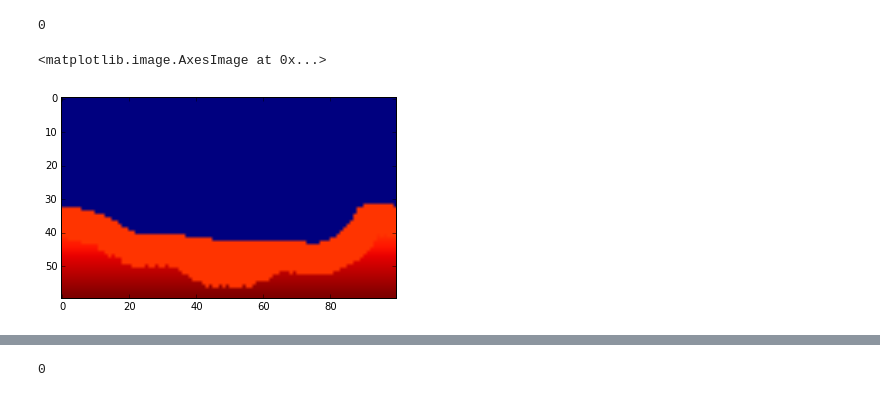
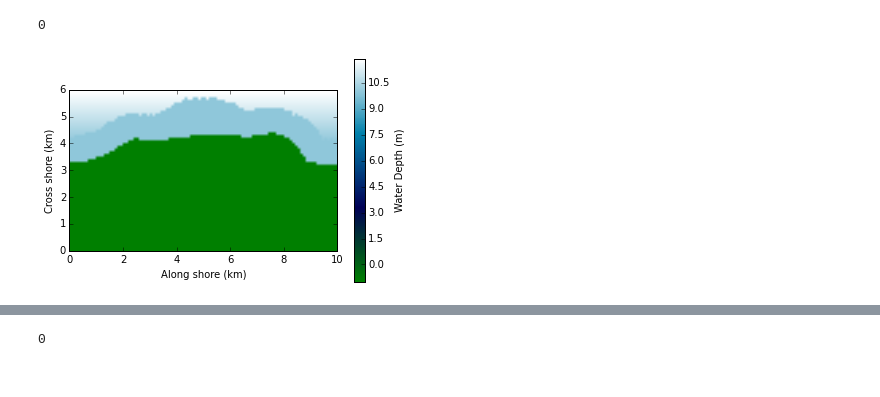
Before and after one commit to mcflugen/bmi-tutorial, a Jupyter notebook: notebooks/cem_example.ipynb, the cells around one changed output, grey strips where cells are left out. Saved outputs shown, nothing was run; the diff lists cells and outputs as text; code cells hidden in the pictures.

```diff
--- a/notebooks/cem_example.ipynb
+++ b/notebooks/cem_example.ipynb
@@ -103,10 +140,7 @@ w.set_value('land_surface_water_sediment~bedload__mass_flow_rate', qs.flatten())
 # %% [output]
 0
-# %%
-w.update(740.)
-w.get_value('sea_water__depth', z)
-imshow(z)
-# %% [output]
-<matplotlib.image.AxesImage at 0x...>
-[figure, removed]
+# %%
+plot_coast(spacing, z)
+# %% [output]
+[figure, added]
 # %%
```
Also changed, not shown: parts of 33 cells of this notebook.
